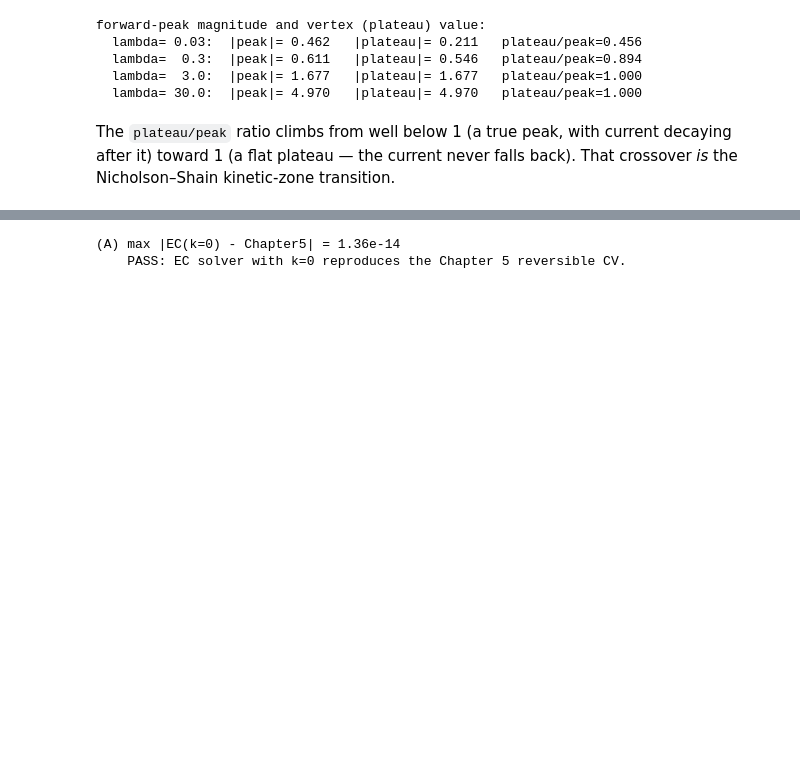
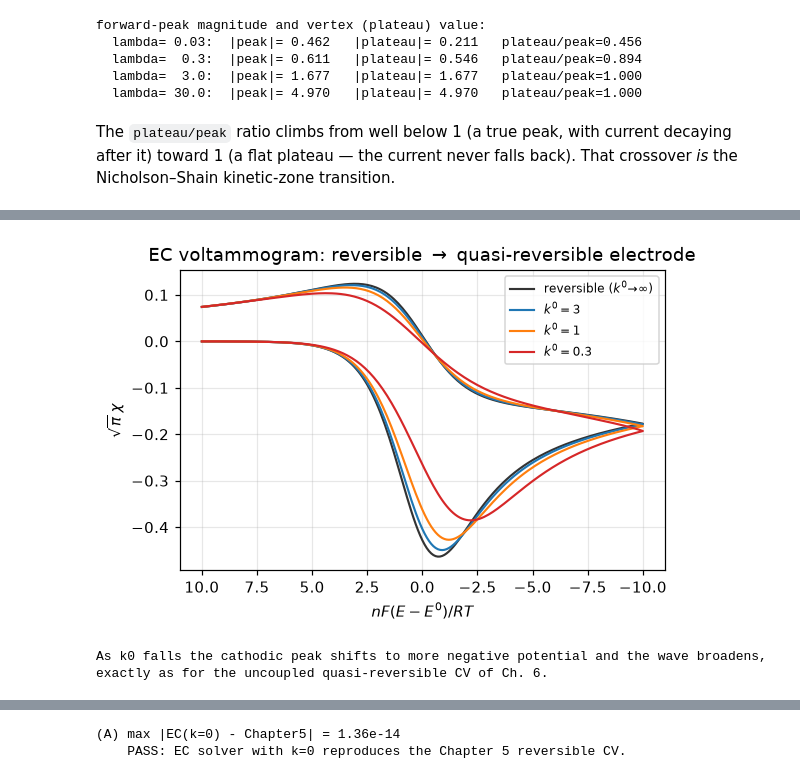
Before and after one commit to NGeorgescu/simulating-electrochemical-reactions-in-python, a Jupyter notebook: notebooks/13_coupled_chemical_reactions.ipynb, the cells around one changed output, grey strips where cells are left out. Saved outputs shown, nothing was run; the diff lists cells and outputs as text; code cells hidden in the pictures; blank space fills up the shorter version.

```diff
--- a/notebooks/13_coupled_chemical_reactions.ipynb
+++ b/notebooks/13_coupled_chemical_reactions.ipynb
@@ -295,0 +322,20 @@ crossover *is* the Nicholson–Shain kinetic-zone transition.
+# %%
+# Same EC chemistry, swept from reversible (large k0) down to sluggish kinetics.
+ks_list = [1e8, 3.0, 1.0, 0.3]
+fig, ax = plt.subplots(figsize=(5.4, 3.7))
+for ks, color in zip(ks_list, ["0.2", "C0", "C1", "C3"]):
+    r = ch13.simulate_coupled_cv_quasirev("EC", 2.0, ks, alpha=0.5,
+                                          n=401, D_M=0.45,
+                                          upper_limit=10.0, lower_limit=10.0,
+                                          k_back=0.5)
+    lab = r"reversible ($k^0\!\to\!\infty$)" if ks > 1e6 else fr"$k^0={ks:g}$"
+    ax.plot(r.potential, r.current, color=color, lw=1.4, label=lab)
+ax.set_xlabel(r"$nF(E-E^0)/RT$"); ax.set_ylabel(r"$\sqrt{\pi}\,\chi$")
+ax.set_title(r"EC voltammogram: reversible $\to$ quasi-reversible electrode")
+ax.invert_xaxis(); ax.legend(fontsize=8); ax.grid(alpha=0.3)
+fig.tight_layout(); plt.show()
+print("As k0 falls the cathodic peak shifts to more negative potential and the "
+      "wave broadens, exactly as for the uncoupled quasi-reversible CV of Ch. 6.")
+# %% [output]
+[figure, added]
+As k0 falls the cathodic peak shifts to more negative potential and the wave broadens, exactly as for the uncoupled quasi-reversible CV of Ch. 6.
```
Also changed, not shown: parts of 9 cells of this notebook, 53 other files.
